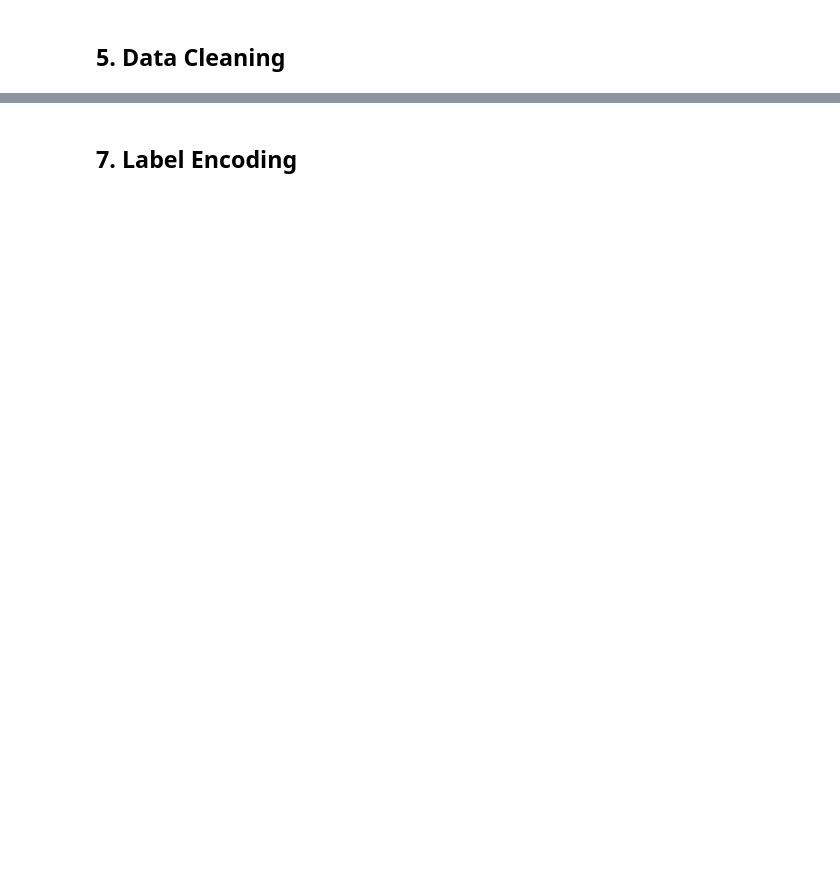
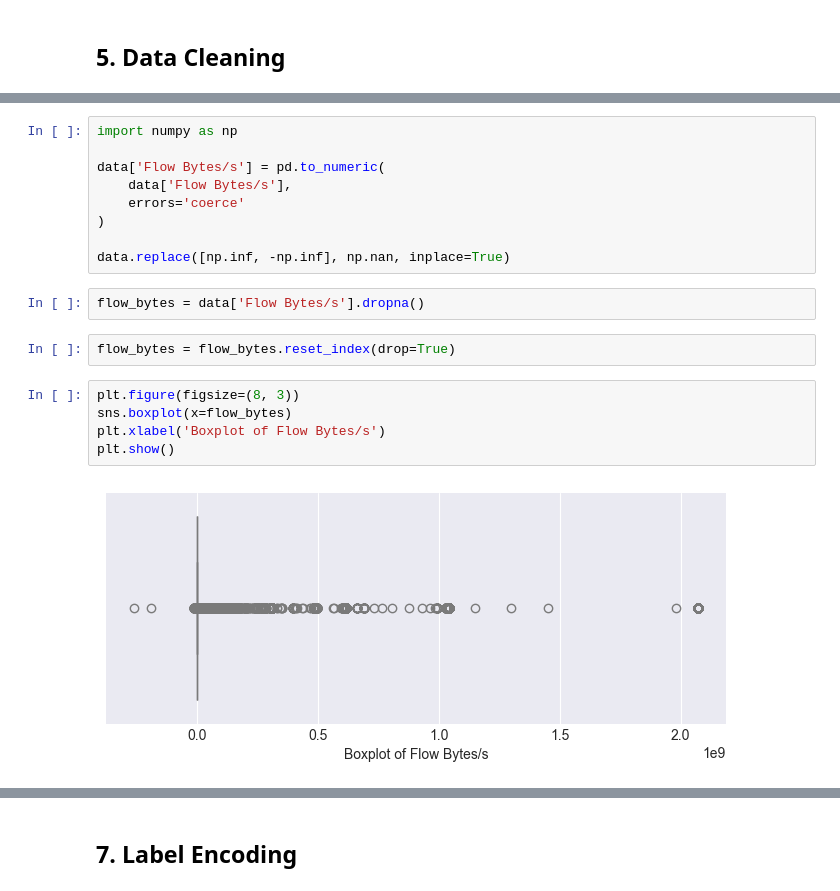
Before and after one commit to ghadamhadhbi/intrusion-detection-system, a Jupyter notebook: notebooks/02_data_preprocessing.ipynb, the cells around one changed output, grey strips where cells are left out. Saved outputs shown, nothing was run; the diff lists cells and outputs as text; blank space fills up the shorter version.

```diff
--- a/notebooks/02_data_preprocessing.ipynb
+++ b/notebooks/02_data_preprocessing.ipynb
@@ -172,0 +323,20 @@ plt.show()
+# %%
+import numpy as np
+
+data['Flow Bytes/s'] = pd.to_numeric(
+    data['Flow Bytes/s'],
+    errors='coerce'
+)
+
+data.replace([np.inf, -np.inf], np.nan, inplace=True)
+# %%
+flow_bytes = data['Flow Bytes/s'].dropna()
+# %%
+flow_bytes = flow_bytes.reset_index(drop=True)
+# %%
+plt.figure(figsize=(8, 3))
+sns.boxplot(x=flow_bytes)
+plt.xlabel('Boxplot of Flow Bytes/s')
+plt.show()
+# %% [output]
+[figure, added]
```
Also changed, not shown: parts of 55 cells of this notebook, 2 other files.
